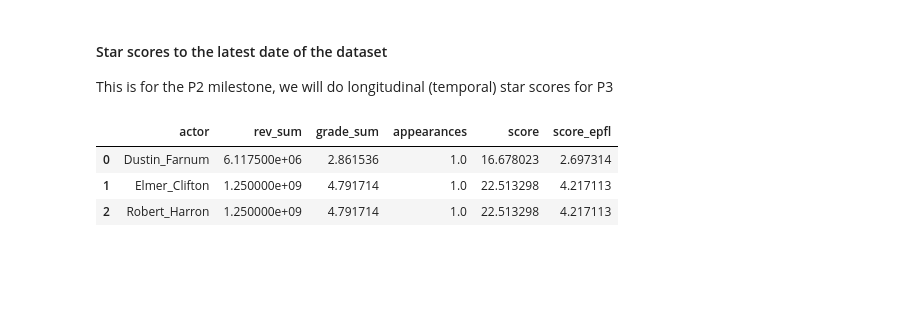
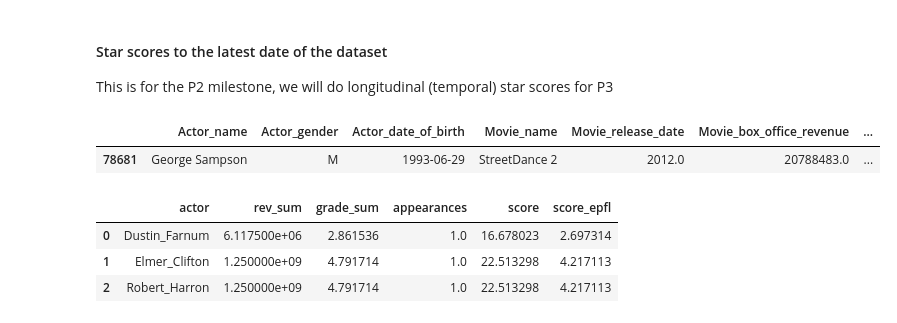
Before and after one commit to louisleger/ada-final-project, a Jupyter notebook: src/star_score.ipynb, the cells around one changed output. Saved outputs shown, nothing was run; the diff lists cells and outputs as text; code cells hidden in the pictures; blank space fills up the shorter version.

```diff
--- a/src/star_score.ipynb
+++ b/src/star_score.ipynb
@@ -126,6 +126,11 @@ This is for the P2 milestone, we will do longitudinal (temporal) star scores for
 # %%
 data['actor'] = data["Actor_name"].apply(lambda x : '_'.join(x.split())) #simplifying actor names
 star_scores = pd.DataFrame(data['actor'].drop_duplicates().reset_index(drop = True)) #creation of starscore dataf
+# %%
+ds
+# %% [output]
+|  | Actor_name | Actor_gender | Actor_date_of_birth | Movie_name | Movie_release_date | Movie_box_office_revenue | ... |
+| 78681 | George Sampson | M | 1993-06-29 | StreetDance 2 | 2012.0 | 20788483.0 | ... |
 # %%
 for idx, actor in enumerate(star_scores['actor']):
 
```
Also changed, not shown: parts of 15 cells of this notebook.
